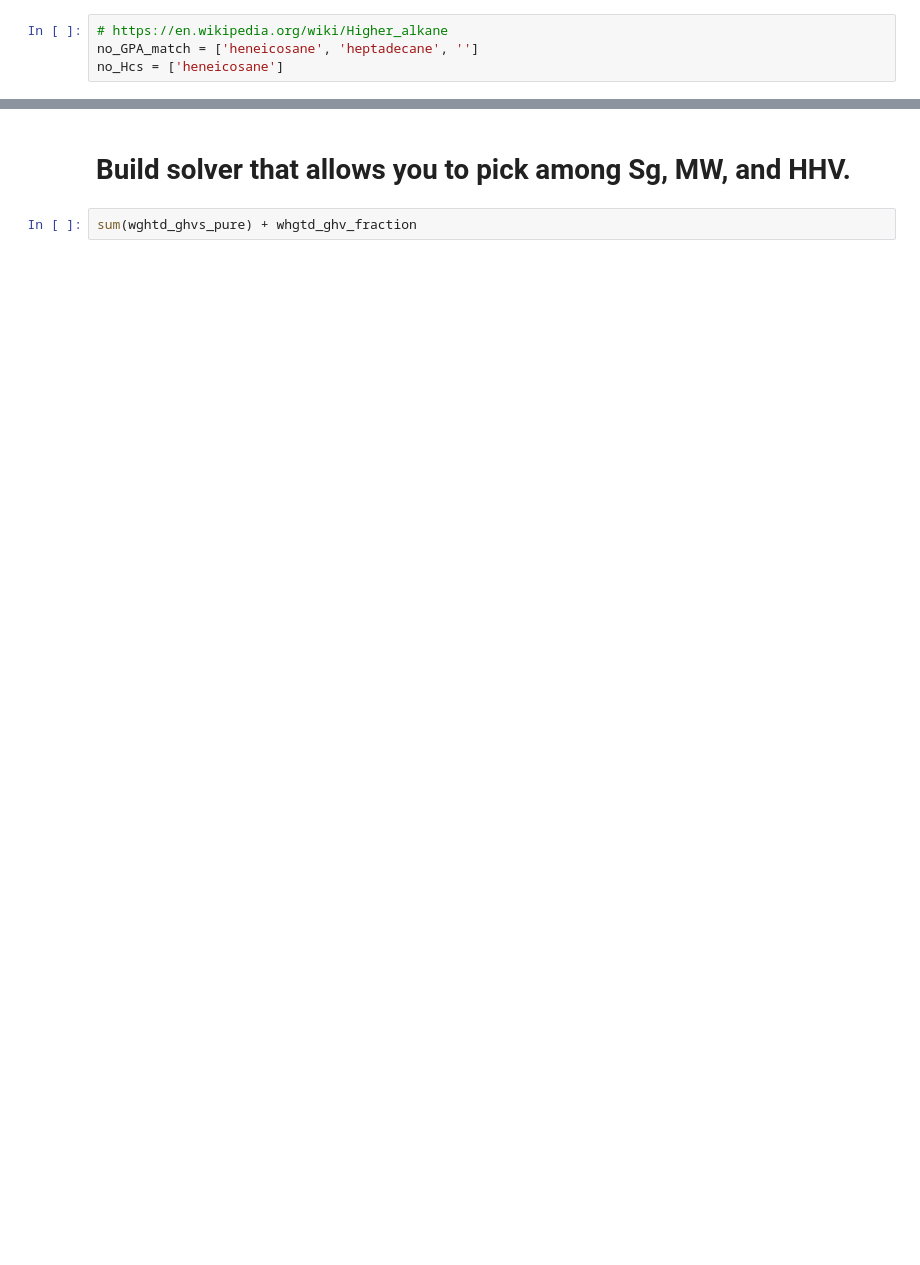
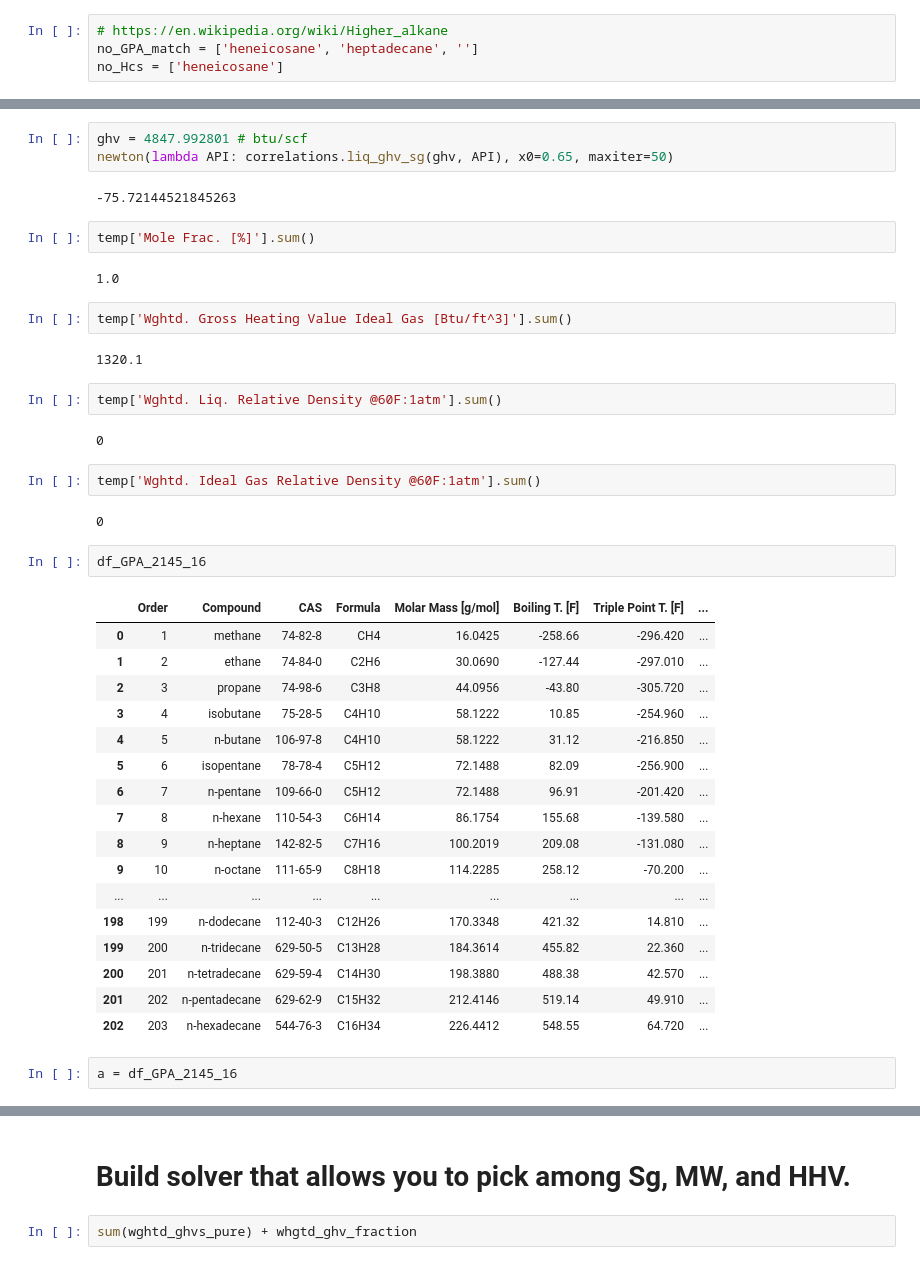
Before and after one commit to aegis4048/PhaseEnvelope-py, a Jupyter notebook: gross heating value solver.ipynb, the cells around one changed output, grey strips where cells are left out. Saved outputs shown, nothing was run; the diff lists cells and outputs as text; blank space fills up the shorter version.

```diff
--- a/gross heating value solver.ipynb
+++ b/gross heating value solver.ipynb
@@ -975,0 +1141,43 @@ df_ghvs_table
+# %%
+ghv = 4847.992801 # btu/scf
+newton(lambda API: correlations.liq_ghv_sg(ghv, API), x0=0.65, maxiter=50)
+# %% [output]
+-75.72144521845263
+# %%
+temp['Mole Frac. [%]'].sum()
+# %% [output]
+1.0
+# %%
+temp['Wghtd. Gross Heating Value Ideal Gas [Btu/ft^3]'].sum()
+# %% [output]
+1320.1
+# %%
+temp['Wghtd. Liq. Relative Density @60F:1atm'].sum()
+# %% [output]
+0
+# %%
+temp['Wghtd. Ideal Gas Relative Density @60F:1atm'].sum()
+# %% [output]
+0
+# %%
+df_GPA_2145_16
+# %% [output]
+|  | Order | Compound | CAS | Formula | Molar Mass [g/mol] | Boiling T. [F] | Triple Point T. [F] | ... |
+| 0 | 1 | methane | 74-82-8 | CH4 | 16.0425 | -258.66 | -296.420 | ... |
+| 1 | 2 | ethane | 74-84-0 | C2H6 | 30.0690 | -127.44 | -297.010 | ... |
+| 2 | 3 | propane | 74-98-6 | C3H8 | 44.0956 | -43.80 | -305.720 | ... |
+| 3 | 4 | isobutane | 75-28-5 | C4H10 | 58.1222 | 10.85 | -254.960 | ... |
+| 4 | 5 | n-butane | 106-97-8 | C4H10 | 58.1222 | 31.12 | -216.850 | ... |
+| 5 | 6 | isopentane | 78-78-4 | C5H12 | 72.1488 | 82.09 | -256.900 | ... |
+| 6 | 7 | n-pentane | 109-66-0 | C5H12 | 72.1488 | 96.91 | -201.420 | ... |
+| 7 | 8 | n-hexane | 110-54-3 | C6H14 | 86.1754 | 155.68 | -139.580 | ... |
+| 8 | 9 | n-heptane | 142-82-5 | C7H16 | 100.2019 | 209.08 | -131.080 | ... |
+| 9 | 10 | n-octane | 111-65-9 | C8H18 | 114.2285 | 258.12 | -70.200 | ... |
+| ... | ... | ... | ... | ... | ... | ... | ... | ... |
+| 198 | 199 | n-dodecane | 112-40-3 | C12H26 | 170.3348 | 421.32 | 14.810 | ... |
+| 199 | 200 | n-tridecane | 629-50-5 | C13H28 | 184.3614 | 455.82 | 22.360 | ... |
+| 200 | 201 | n-tetradecane | 629-59-4 | C14H30 | 198.3880 | 488.38 | 42.570 | ... |
+| 201 | 202 | n-pentadecane | 629-62-9 | C15H32 | 212.4146 | 519.14 | 49.910 | ... |
+| 202 | 203 | n-hexadecane | 544-76-3 | C16H34 | 226.4412 | 548.55 | 64.720 | ... |
+# %%
+a = df_GPA_2145_16
```
Also changed, not shown: parts of 66 cells of this notebook, 8 other files.
